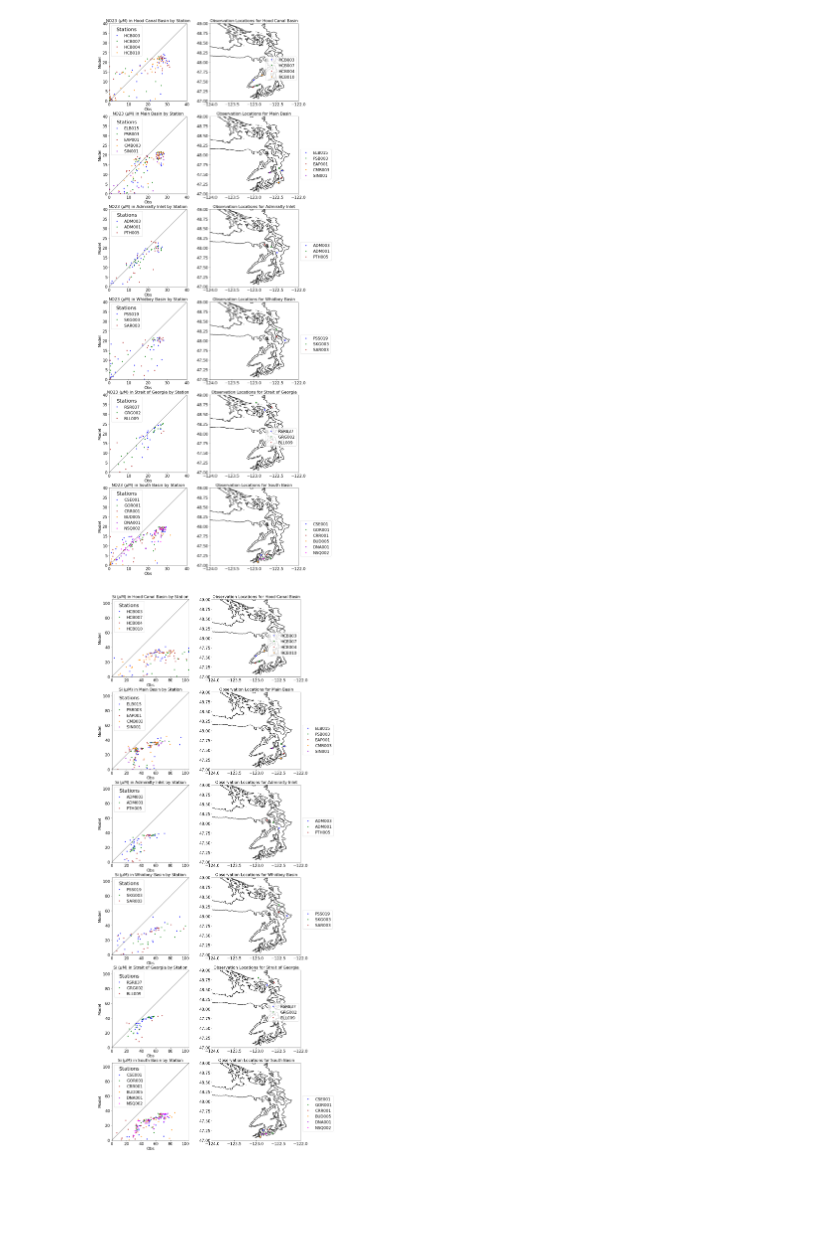
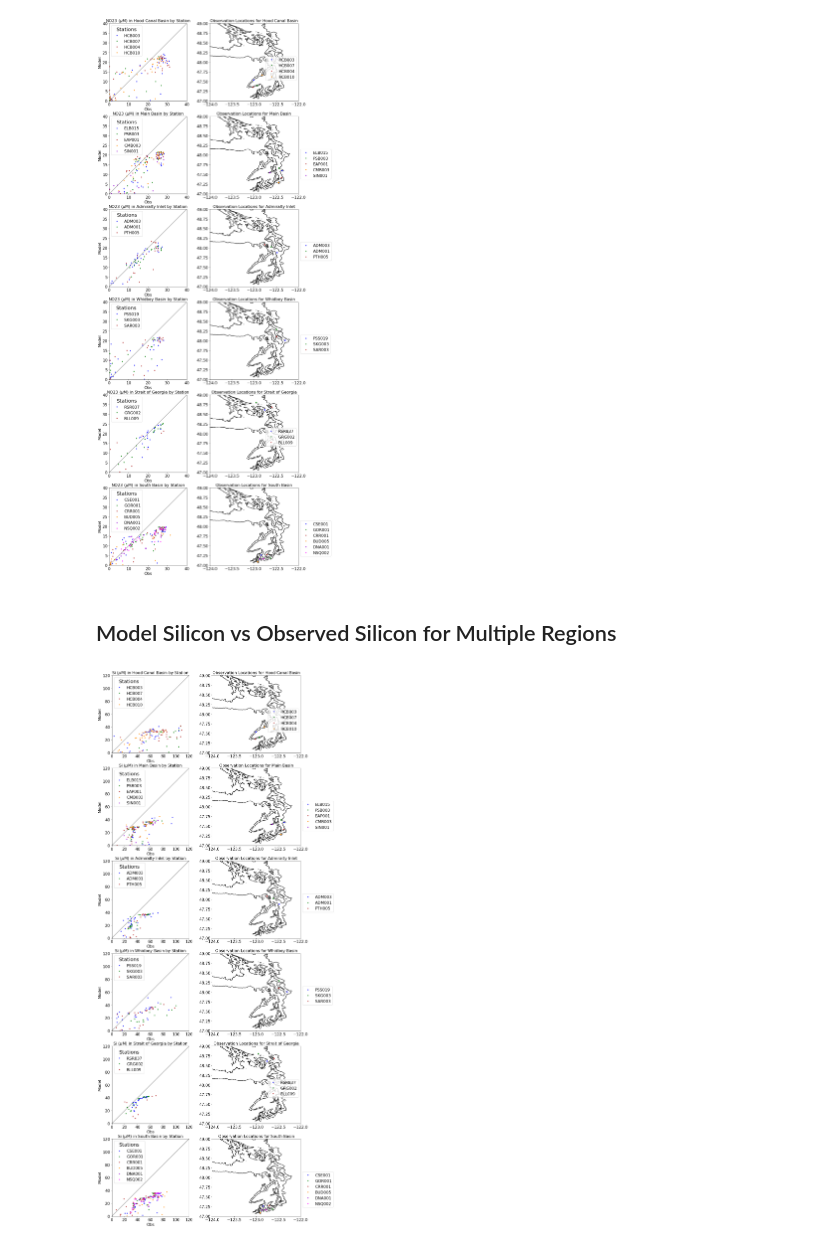
Before and after one commit to SalishSeaCast/analysis-keegan, a Jupyter notebook: notebooks/Evaluations/By_Region.ipynb, the cells around one changed output. Saved outputs shown, nothing was run; the diff lists cells and outputs as text; code cells hidden in the pictures; blank space fills up the shorter version.

```diff
--- a/notebooks/Evaluations/By_Region.ipynb
+++ b/notebooks/Evaluations/By_Region.ipynb
@@ -386,12 +386,14 @@ figrange=(0,40)
 multi_station_graph(figrange,obsvar,modvar,regions)
 # %% [output]
 [figure]
+# %% [markdown]
+## Model Silicon vs Observed Silicon for Multiple Regions
 # %%
 obsvar='Si'
 modvar='mod_silicon'
 regions=data.Basin.unique()
-figrange=(0,105)
+figrange=(0,120)
 
 multi_station_graph(figrange,obsvar,modvar,regions)
 # %% [output]
-[figure, old version]
+[figure, new version]
```
Also changed, not shown: parts of 3 cells of this notebook, 2 other files.
